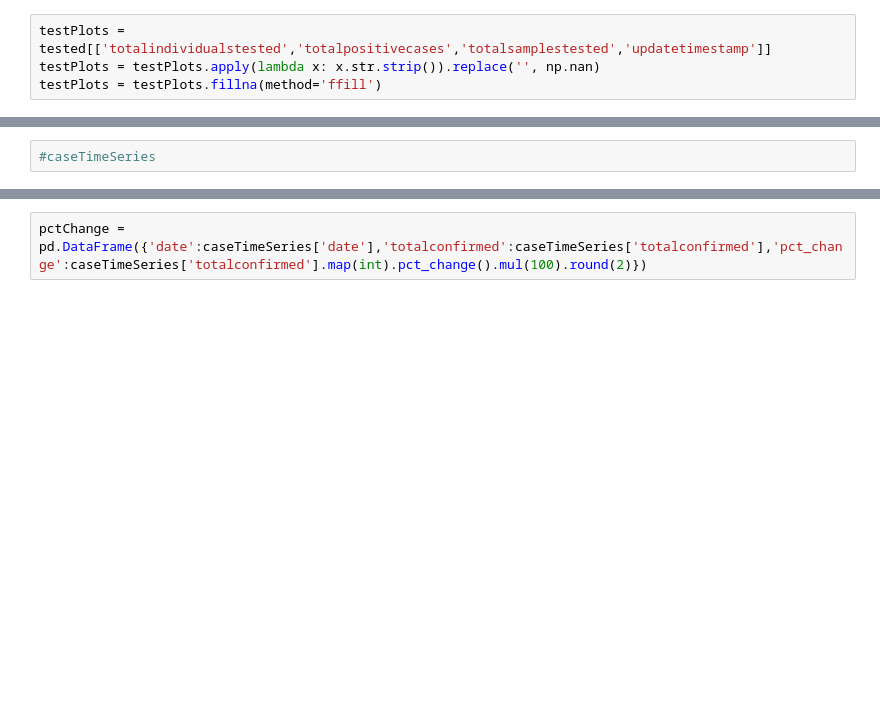
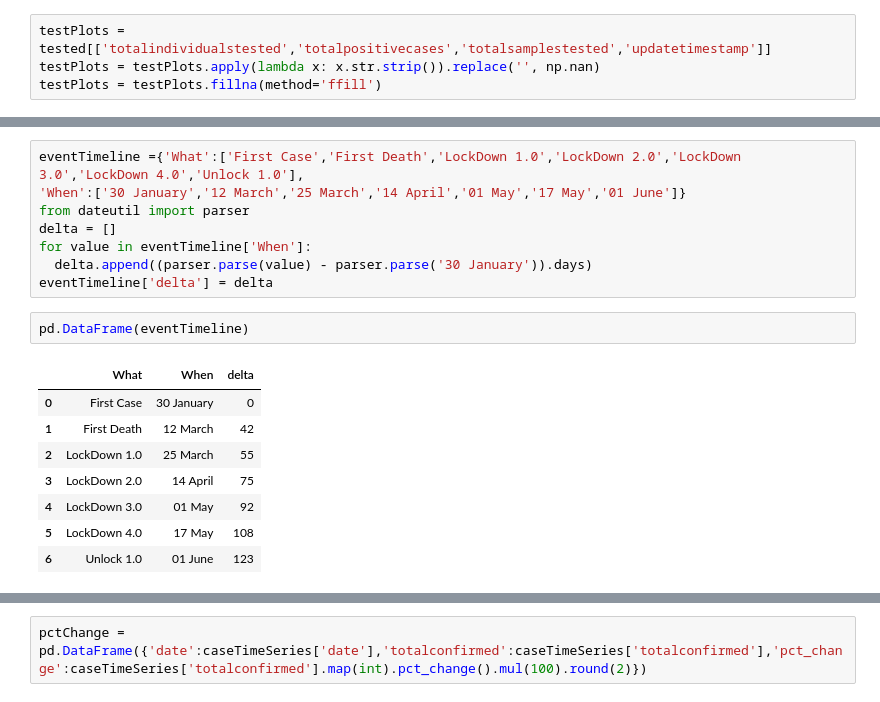
Before and after one commit to phanikiran99/kaggle, a Jupyter notebook: EDA_Covid19India.ipynb, the cells around one changed output, grey strips where cells are left out. Saved outputs shown, nothing was run; the diff lists cells and outputs as text; blank space fills up the shorter version.

```diff
--- a/EDA_Covid19India.ipynb
+++ b/EDA_Covid19India.ipynb
@@ -36,5 +34,22 @@ fig.update_layout(title_text="India Tested vs Positive Cases")
 fig.show()
 # %% [output]
 [interactive output not drawn]
-# %%
-#caseTimeSeries
+# %%
+eventTimeline ={'What':['First Case','First Death','LockDown 1.0','LockDown 2.0','LockDown 3.0','LockDown 4.0','Unlock 1.0'],
+'When':['30 January','12 March','25 March','14 April','01 May','17 May','01 June']}
+from dateutil import parser
+delta = []
+for value in eventTimeline['When']:
+  delta.append((parser.parse(value) - parser.parse('30 January')).days)
+eventTimeline['delta'] = delta
+# %%
+pd.DataFrame(eventTimeline)
+# %% [output]
+|  | What | When | delta |
+| 0 | First Case | 30 January | 0 |
+| 1 | First Death | 12 March | 42 |
+| 2 | LockDown 1.0 | 25 March | 55 |
+| 3 | LockDown 2.0 | 14 April | 75 |
+| 4 | LockDown 3.0 | 01 May | 92 |
+| 5 | LockDown 4.0 | 17 May | 108 |
+| 6 | Unlock 1.0 | 01 June | 123 |
```
Also changed, not shown: parts of 7 cells of this notebook.
